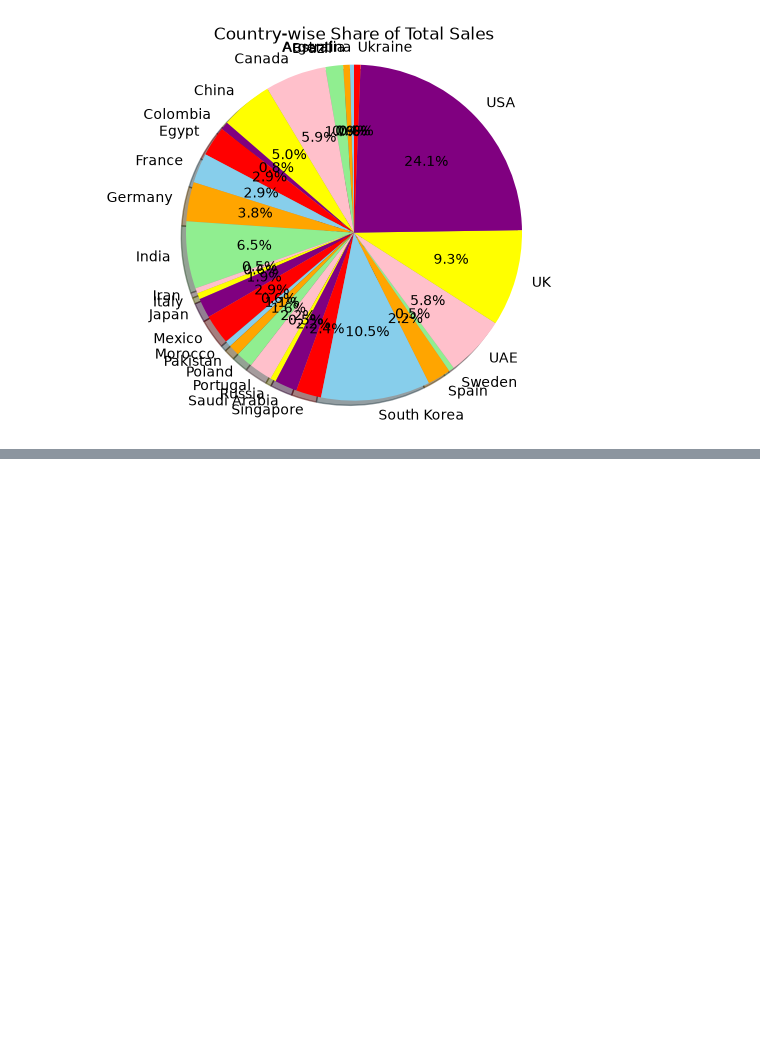
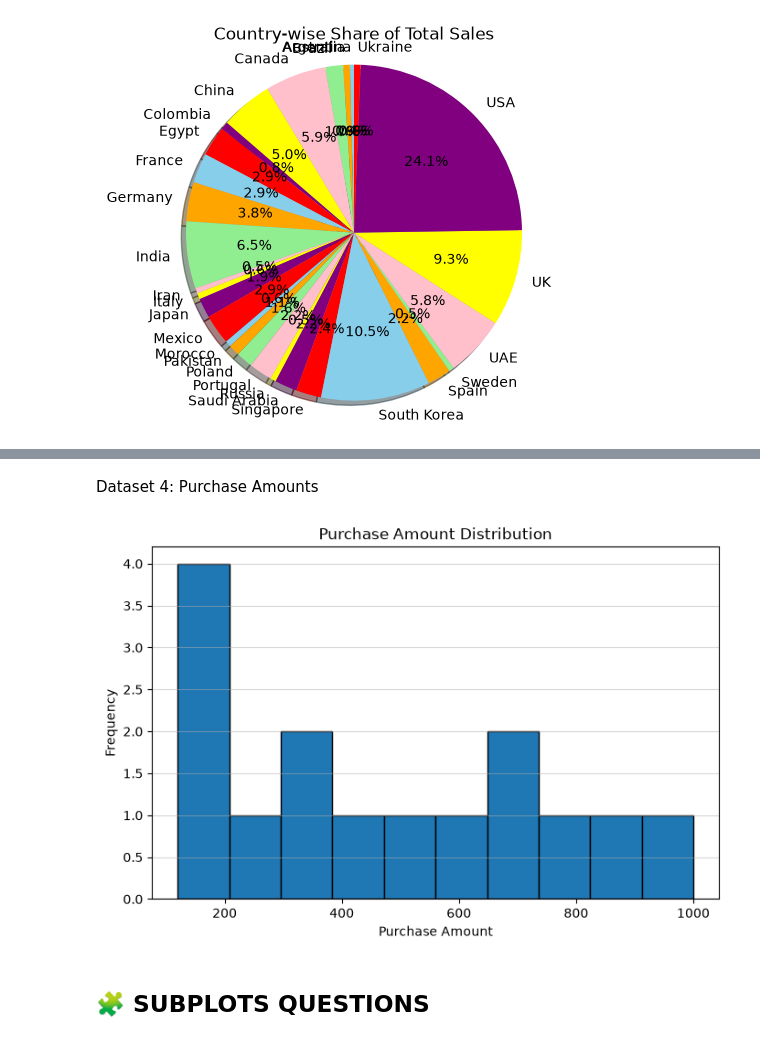
Before and after one commit to antony2904/module-2, a Jupyter notebook: matplotlib_tasks.ipynb, the cells around one changed output, grey strips where cells are left out. Cells and saved outputs as stored; diff of their text form; code cells hidden in the pictures; blank space fills up the shorter version.

```diff
--- a/matplotlib_tasks.ipynb
+++ b/matplotlib_tasks.ipynb
@@ -445,0 +536,20 @@ plt.show()
+# %% [markdown]
+Dataset 4: Purchase Amounts
+# %%
+df_purchase = pd.DataFrame({
+    'Purchase Amount': [120, 250, 300, 150, 500, 600, 800,
+                        400, 350, 700, 900, 1000, 150, 200, 650]
+})
+# %%
+plt.figure(figsize=(8, 5))
+plt.hist(df_purchase['Purchase Amount'], bins=10,
+         edgecolor='black')
+plt.xlabel("Purchase Amount")
+plt.ylabel("Frequency")
+plt.title("Purchase Amount Distribution")
+plt.grid(axis='y', alpha=0.5)
+plt.show()
+# %% [output]
+[figure, added]
+# %% [markdown]
+## 🧩 SUBPLOTS QUESTIONS
```
Also changed, not shown: parts of 25 cells of this notebook.
